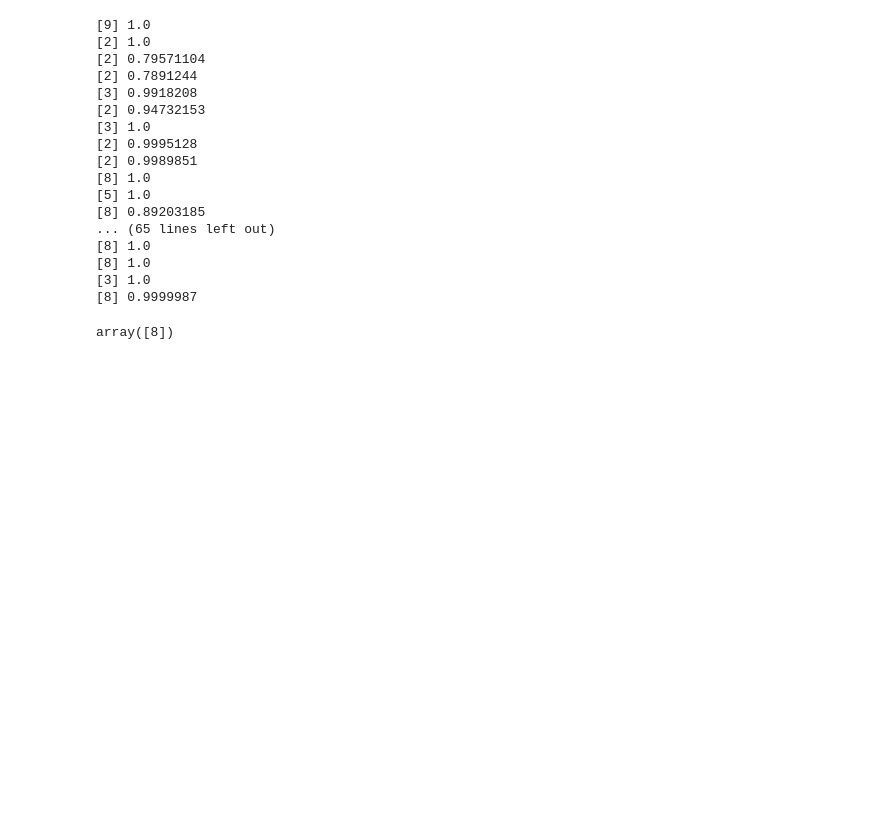
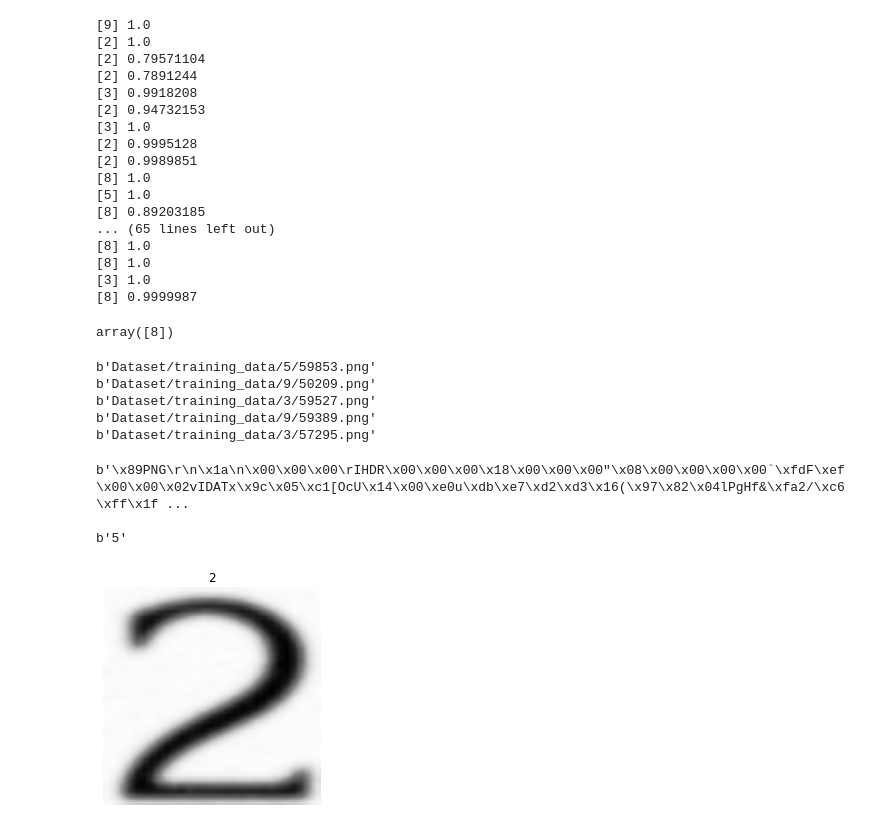
Before and after one commit to coparaoji/Sudoku-Solver, a Jupyter notebook: SudokuReader.ipynb, the cells around one changed output. Cells and saved outputs as stored; diff of their text form; code cells hidden in the pictures; blank space fills up the shorter version.

```diff
--- a/SudokuReader.ipynb
+++ b/SudokuReader.ipynb
@@ -194,0 +203,14 @@ showImage(circle)
+# %%
+import tensorflow as tf
+import tensorflow.data as tfd
+
+list_ds = tfd.Dataset.list_files(str('Dataset/training_data/*/*'))
+
+for f in list_ds.take(5):
+  print(f.numpy())
+# %% [output]
+b'Dataset/training_data/5/59853.png'
+b'Dataset/training_data/9/50209.png'
+b'Dataset/training_data/3/59527.png'
+b'Dataset/training_data/9/59389.png'
+b'Dataset/training_data/3/57295.png'
@@ -194,0 +223,36 @@ showImage(circle)
+# %%
+for image_raw, label_text in labeled_ds.take(1):
+  print(repr(image_raw.numpy()[:100]))
+  print()
+  print(label_text.numpy())
+# %% [output]
+b'\x89PNG\r\n\x1a\n\x00\x00\x00\rIHDR\x00\x00\x00\x18\x00\x00\x00"\x08\x00\x00\x00\x00`\xfdF\xef\x00\x00\x02vIDATx\x9c\x05\xc1[OcU\x14\x00\xe0u\xdb\xe7\xd2\xd3\x16(\x97\x82\x04lPgHf&\xfa2/\xc6\xff\x1f ...
+
+b'5'
+# %%
+# Reads an image from a file, decodes it into a dense tensor, and resizes it
+# to a fixed shape.
+def parse_image(filename):
+  parts = tf.strings.split(filename, os.sep)
+  label = parts[-2]
+
+  image = tf.io.read_file(filename)
+  image = tf.io.decode_png(image)
+  image = tf.image.convert_image_dtype(image, tf.float32)
+  image = tf.image.resize(image, [128, 128])
+  return image, label
+# %%
+import matplotlib.pyplot as plt
+
+file_path = next(iter(list_ds))
+image, label = parse_image(file_path)
+
+def show(image, label):
+  plt.figure()
+  plt.imshow(image, cmap='Greys_r')
+  plt.title(label.numpy().decode('utf-8'))
+  plt.axis('off')
+
+show(image, label)
+# %% [output]
+[figure, added]
```
Also changed, not shown: parts of 4 cells of this notebook.
